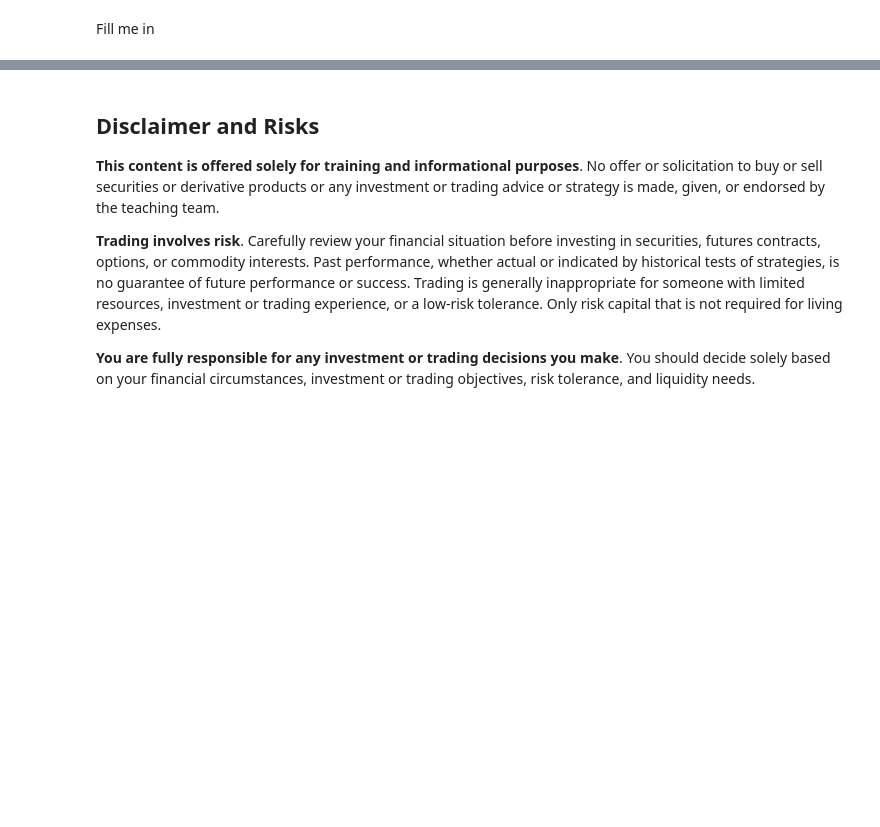
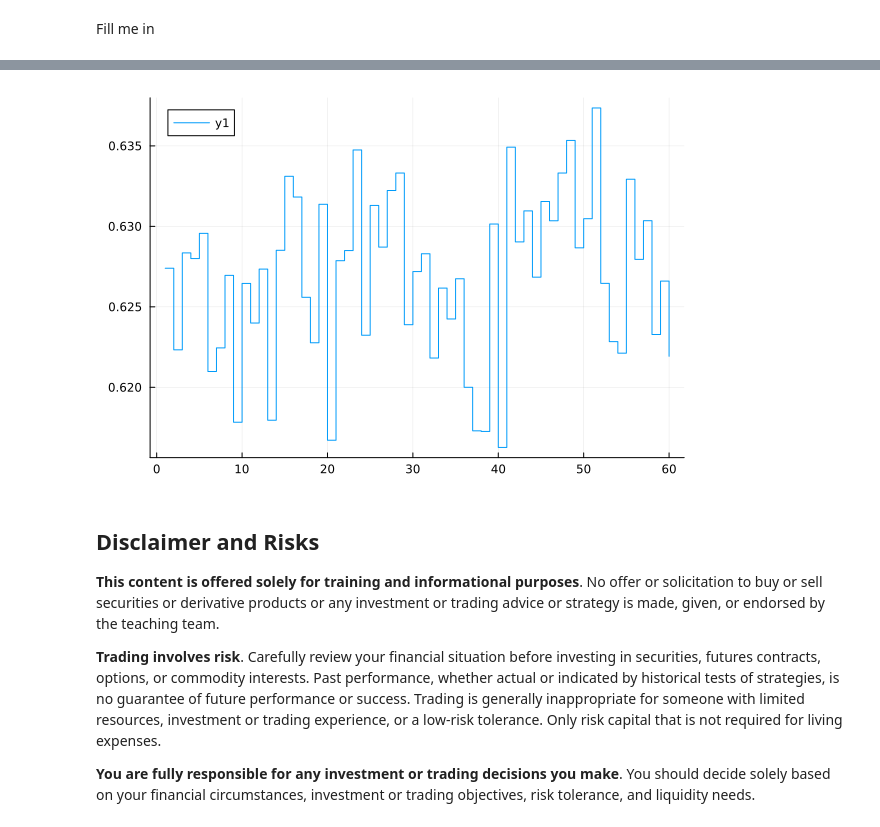
Before and after one commit to varnerlab/CHEME-130-eCornell-Repository, a Jupyter notebook: courses/CHEME-134/module-4/CHEME-134-Module-4-WorkedExample.ipynb, the cells around one changed output, grey strips where cells are left out. Cells and saved outputs as stored; diff of their text form; code cells hidden in the pictures; blank space fills up the shorter version.

```diff
--- a/courses/CHEME-134/module-4/CHEME-134-Module-4-WorkedExample.ipynb
+++ b/courses/CHEME-134/module-4/CHEME-134-Module-4-WorkedExample.ipynb
@@ -105,0 +96,3 @@ plot(samples[:,1], linetype=:steppost)
+# %%
+samples_IV = Normal(IVₒ,0.005) |> d -> rand(d, number_of_trading_periods, number_of_samples)
+samples_IV[1,1:end] .= IVₒ;
@@ -106,3 +117,7 @@ plot(samples[:,1], linetype=:steppost)
+# %%
+plot(samples_IV[:,500], linetype=:steppost)
+# %% [output]
+[figure, added]
 # %% [markdown]
 ## Disclaimer and Risks
 __This content is offered solely for training and informational purposes__. No offer or solicitation to buy or sell securities or derivative products or any investment or trading advice or strategy is made, given, or endorsed by the teaching team.
```
Also changed, not shown: parts of 12 cells of this notebook, 1 other file.
